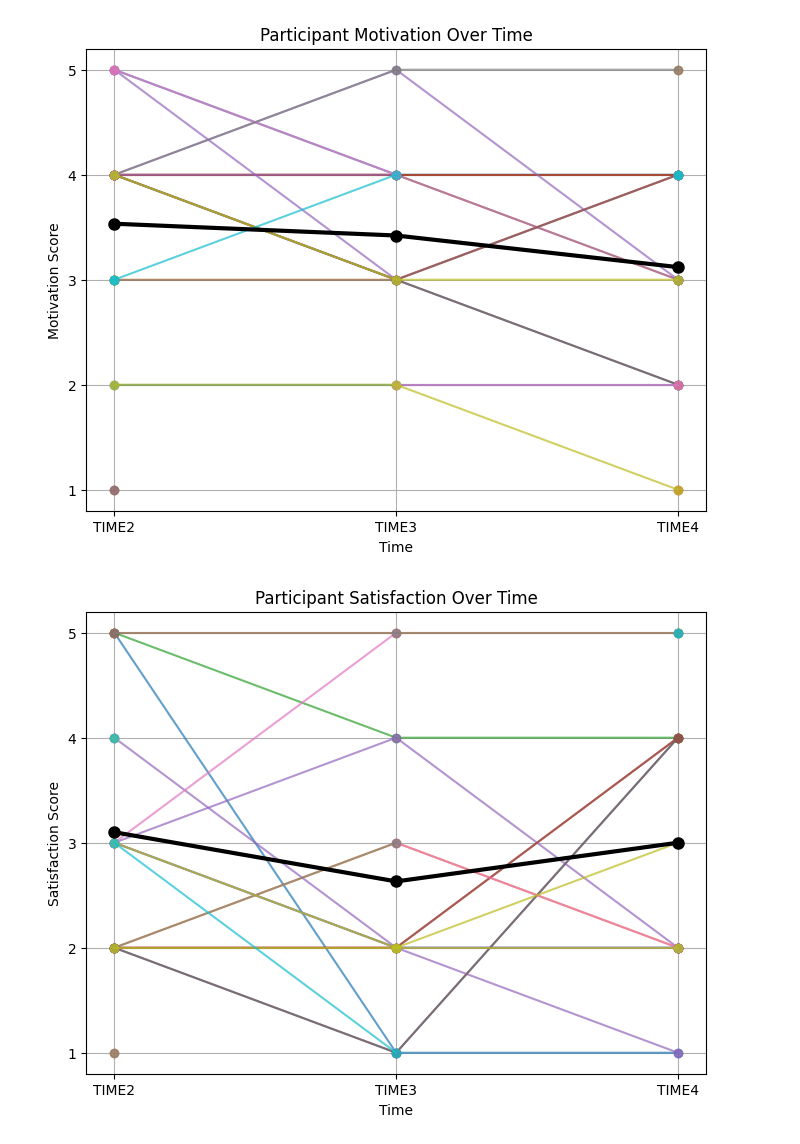
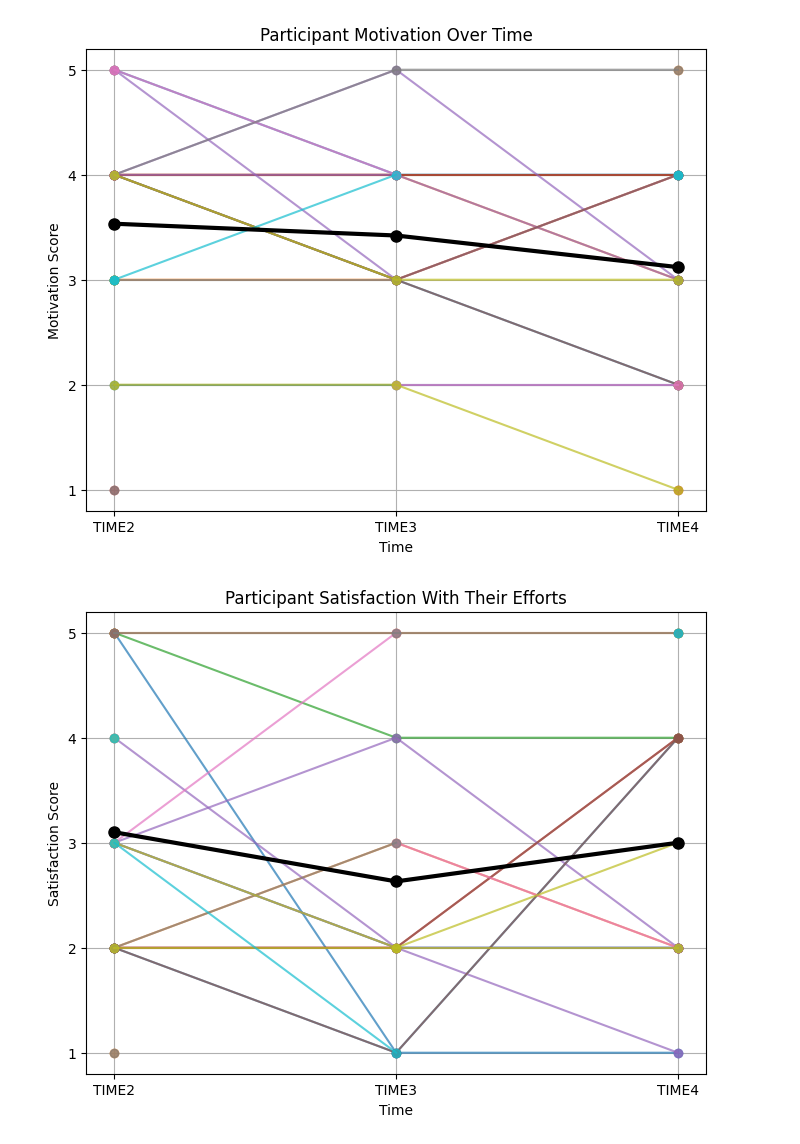
Before and after one commit to innaamogolonova/COGS164_NY_Res, a Jupyter notebook: workbook.ipynb, the cells around one changed output. Cells and saved outputs as stored; diff of their text form; code cells hidden in the pictures.

Commit message:
finish graphs

```diff
--- a/workbook.ipynb
+++ b/workbook.ipynb
@@ -114,32 +114,32 @@ df_sat = pd.read_csv("SatUnpivoted.csv")
 
 # ensures correct order
 time_labels = ["TIME2", "TIME3", "TIME4"]
 time_order = sorted(df_sat["Attribute"].unique())
 
 mean_exc = df_sat.groupby("Attribute")["Satisfaction"].mean()
 
 # colorcode participants
 unique_participants = df_sat["Participant"].unique()
 colors = plt.cm.tab10(np.linspace(0, 1, len(unique_participants)))
 
 # create plot
 plt.figure(figsize=(8, 6))
 
 # plot each participant's line with a unique color
 for participant, color in zip(unique_participants, colors):
     data = df_sat[df_sat["Participant"] == participant]
     plt.plot(data["Attribute"], data["Satisfaction"], marker="o", linestyle="-", alpha=0.7, color=color, label=participant)
 
 # trend line
 plt.plot(time_order, mean_exc.loc[time_order], color="black", linewidth=3, marker="o", markersize=8, label="Trend Line")
 
 plt.xticks(time_order, time_labels)
 plt.yticks(range(int(df_sat["Satisfaction"].min()), int(df_sat["Satisfaction"].max()) + 1, 1))
 plt.xlabel("Time")
 plt.ylabel("Satisfaction Score")
-plt.title("Participant Satisfaction Over Time")
+plt.title("Participant Satisfaction With Their Efforts")
 plt.grid(True)
 
 plt.show()
 # %% [output]
-[figure, old version]
+[figure, new version]
```
Also changed, not shown: parts of 2 cells of this notebook, 2 other files.
